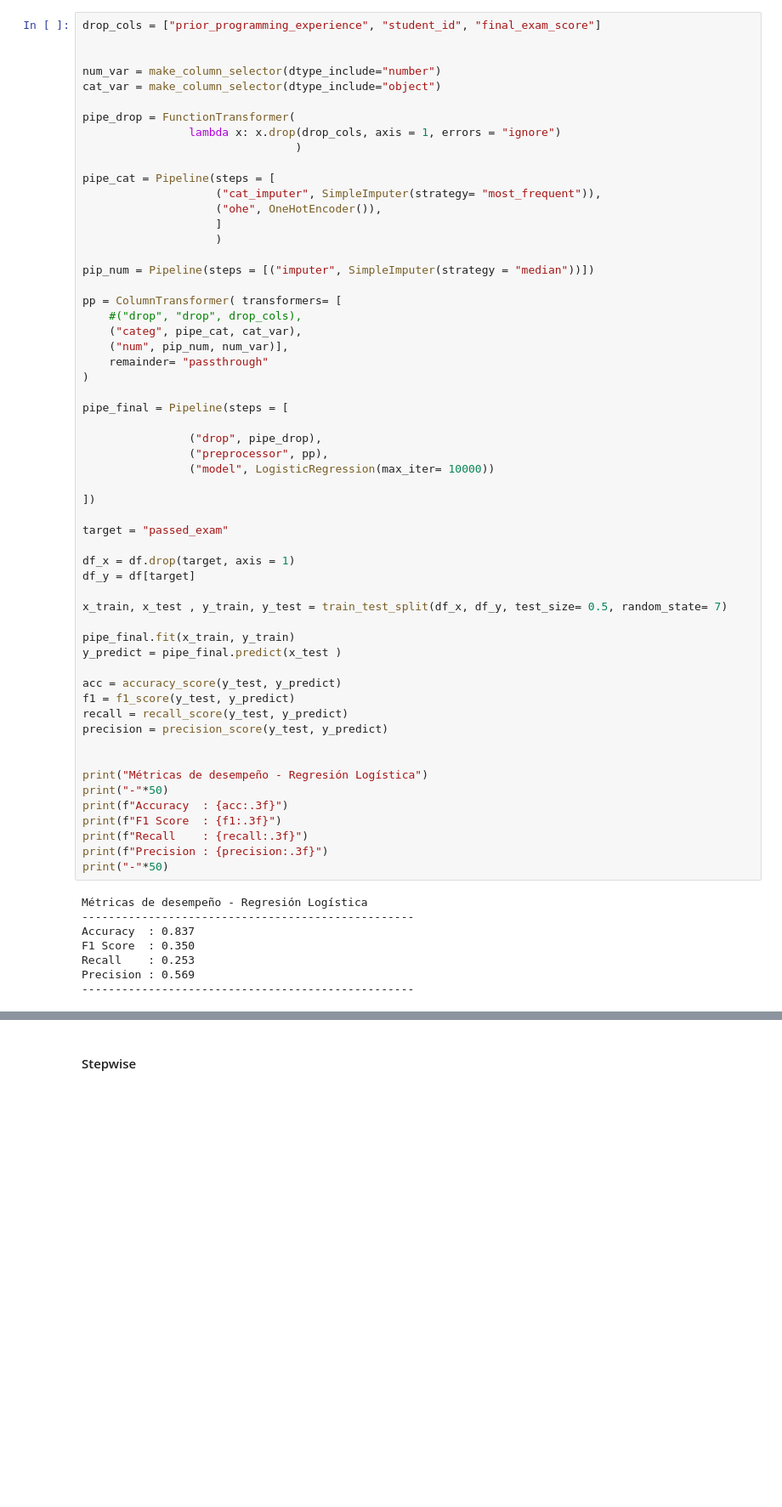
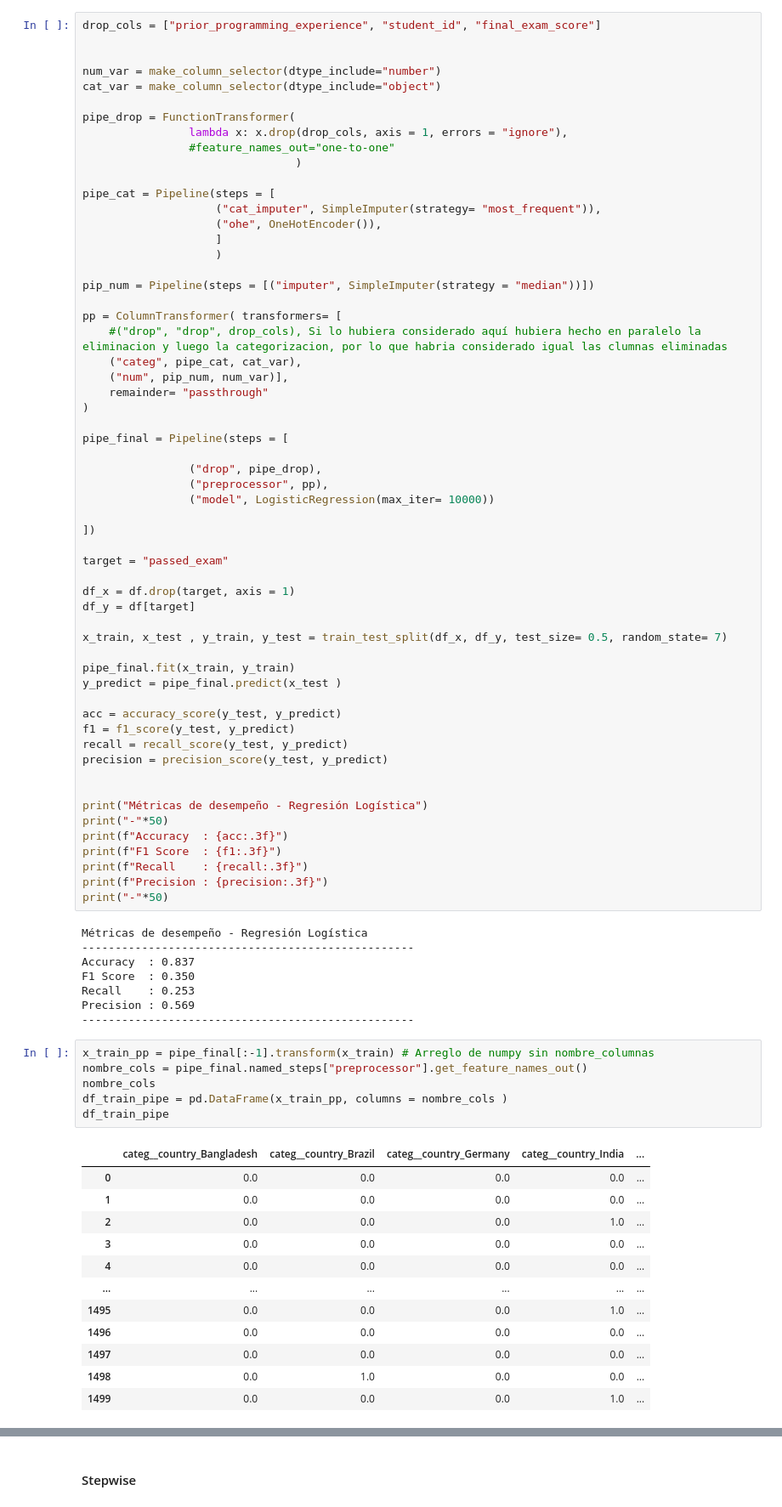
Before and after one commit to Hemersson7/proyectos-estudio-python, a Jupyter notebook: Concurso Machine Learning I/Sklearn_pythonLearning.ipynb, the cells around one changed output, grey strips where cells are left out. Shown at 85% size. Saved outputs shown, nothing was run; the diff lists cells and outputs as text; blank space fills up the shorter version.

```diff
--- a/Concurso Machine Learning I/Sklearn_pythonLearning.ipynb
+++ b/Concurso Machine Learning I/Sklearn_pythonLearning.ipynb
@@ -106,7 +112,8 @@ num_var = make_column_selector(dtype_include="number")
 cat_var = make_column_selector(dtype_include="object")
 
 pipe_drop = FunctionTransformer(
-                lambda x: x.drop(drop_cols, axis = 1, errors = "ignore")
+                lambda x: x.drop(drop_cols, axis = 1, errors = "ignore"),
+                #feature_names_out="one-to-one"
                                 )
 
 pipe_cat = Pipeline(steps = [
@@ -118,7 +125,7 @@ pipe_cat = Pipeline(steps = [
 pip_num = Pipeline(steps = [("imputer", SimpleImputer(strategy = "median"))])
 
 pp = ColumnTransformer( transformers= [
-    #("drop", "drop", drop_cols),
+    #("drop", "drop", drop_cols), Si lo hubiera considerado aquí hubiera hecho en paralelo la eliminacion y luego la categorizacion, por lo que habria considerado igual las clumnas eliminadas
     ("categ", pipe_cat, cat_var),
     ("num", pip_num, num_var)],
     remainder= "passthrough"
@@ -163,3 +170,22 @@ F1 Score  : 0.350
 Recall    : 0.253
 Precision : 0.569
 --------------------------------------------------
+# %%
+x_train_pp = pipe_final[:-1].transform(x_train) # Arreglo de numpy sin nombre_columnas
+nombre_cols = pipe_final.named_steps["preprocessor"].get_feature_names_out()
+nombre_cols
+df_train_pipe = pd.DataFrame(x_train_pp, columns = nombre_cols )
+df_train_pipe
+# %% [output]
+|  | categ__country_Bangladesh | categ__country_Brazil | categ__country_Germany | categ__country_India | ... |
+| 0 | 0.0 | 0.0 | 0.0 | 0.0 | ... |
+| 1 | 0.0 | 0.0 | 0.0 | 0.0 | ... |
+| 2 | 0.0 | 0.0 | 0.0 | 1.0 | ... |
+| 3 | 0.0 | 0.0 | 0.0 | 0.0 | ... |
+| 4 | 0.0 | 0.0 | 0.0 | 0.0 | ... |
+| ... | ... | ... | ... | ... | ... |
+| 1495 | 0.0 | 0.0 | 0.0 | 1.0 | ... |
+| 1496 | 0.0 | 0.0 | 0.0 | 0.0 | ... |
+| 1497 | 0.0 | 0.0 | 0.0 | 0.0 | ... |
+| 1498 | 0.0 | 1.0 | 0.0 | 0.0 | ... |
+| 1499 | 0.0 | 0.0 | 0.0 | 1.0 | ... |
```
Also changed, not shown: parts of 7 cells of this notebook.
